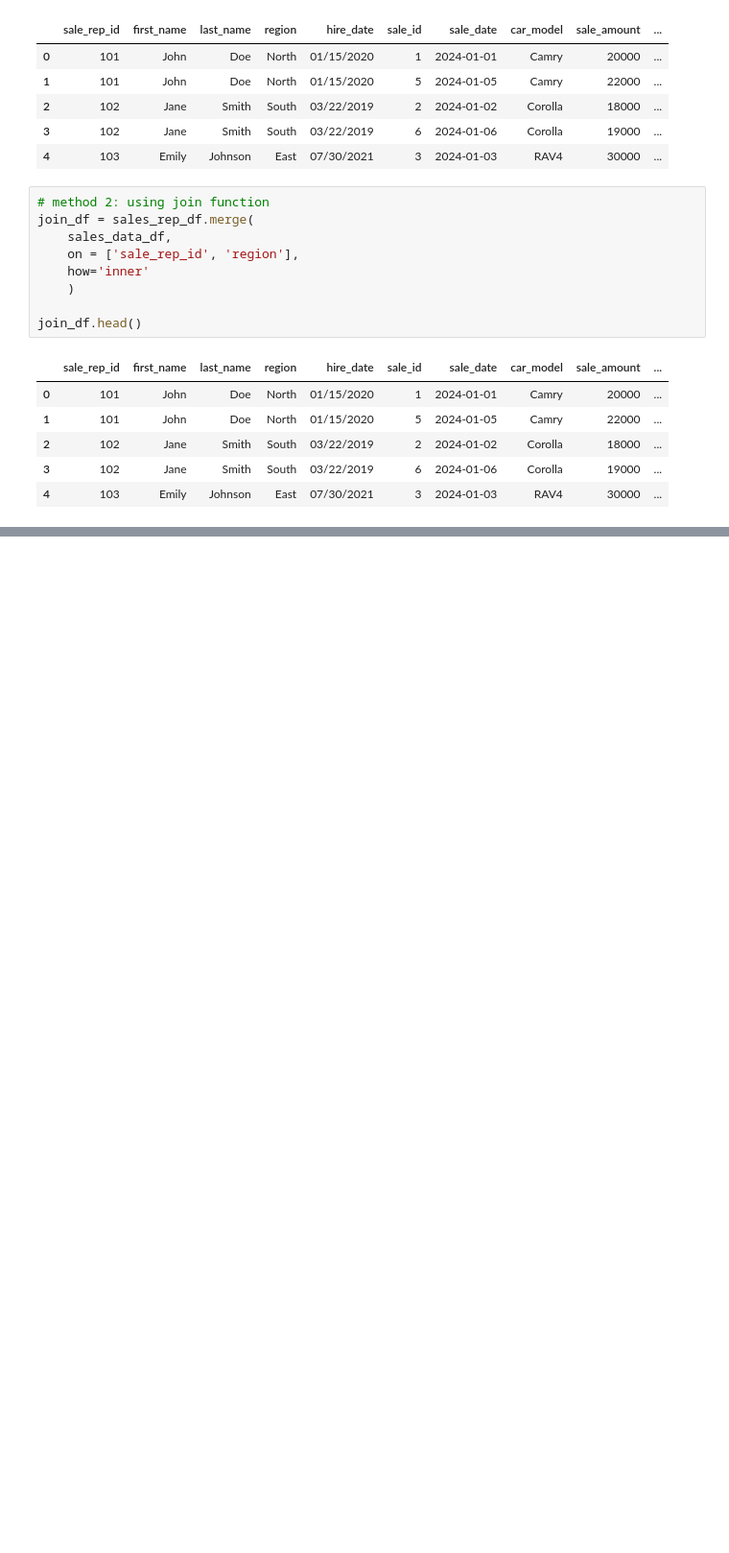
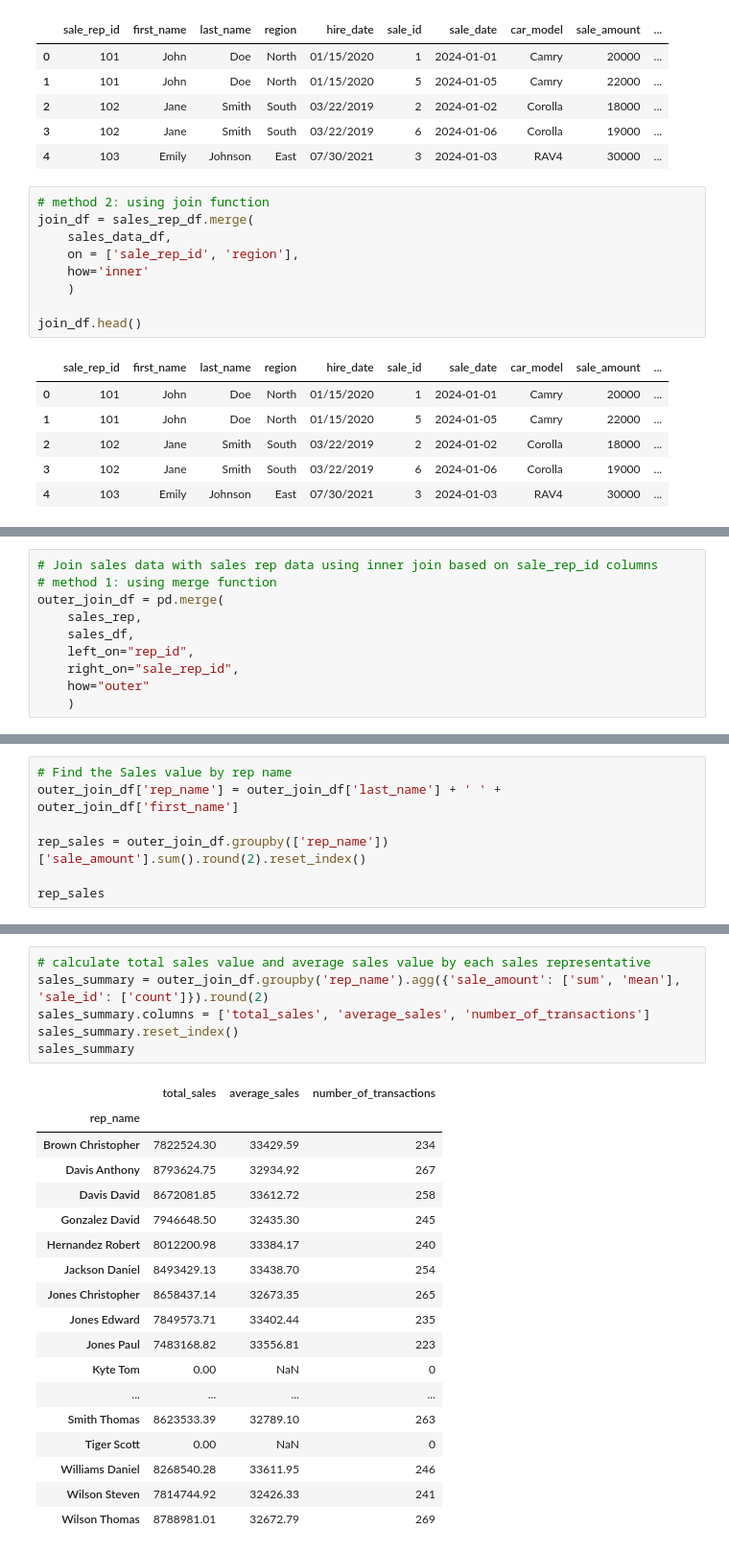
Before and after one commit to KhdaraBasha/Data-Engineer, a Jupyter notebook: Python/basics/python_exploring_toyota_sales_data.ipynb, the cells around one changed output, grey strips where cells are left out. Shown at 96% size. Cells and saved outputs as stored; diff of their text form; blank space fills up the shorter version.

```diff
--- a/Python/basics/python_exploring_toyota_sales_data.ipynb
+++ b/Python/basics/python_exploring_toyota_sales_data.ipynb
@@ -1135,0 +1157,10 @@ join_df.head()
+# %%
+# Join sales data with sales rep data using inner join based on sale_rep_id columns
+# method 1: using merge function
+outer_join_df = pd.merge(
+    sales_rep,
+    sales_df,
+    left_on="rep_id",
+    right_on="sale_rep_id",
+    how="outer"
+    )
@@ -1135,0 +1195,7 @@ join_df.head()
+# %%
+# Find the Sales value by rep name
+outer_join_df['rep_name'] = outer_join_df['last_name'] + ' ' + outer_join_df['first_name']
+
+rep_sales = outer_join_df.groupby(['rep_name'])['sale_amount'].sum().round(2).reset_index()
+
+rep_sales
@@ -1135,0 +1300,25 @@ join_df.head()
+# %%
+# calculate total sales value and average sales value by each sales representative
+sales_summary = outer_join_df.groupby('rep_name').agg({'sale_amount': ['sum', 'mean'], 'sale_id': ['count']}).round(2)
+sales_summary.columns = ['total_sales', 'average_sales', 'number_of_transactions']
+sales_summary.reset_index()
+sales_summary
+# %% [output]
+|  | total_sales | average_sales | number_of_transactions |
+| rep_name |  |  |  |
+| Brown Christopher | 7822524.30 | 33429.59 | 234 |
+| Davis Anthony | 8793624.75 | 32934.92 | 267 |
+| Davis David | 8672081.85 | 33612.72 | 258 |
+| Gonzalez David | 7946648.50 | 32435.30 | 245 |
+| Hernandez Robert | 8012200.98 | 33384.17 | 240 |
+| Jackson Daniel | 8493429.13 | 33438.70 | 254 |
+| Jones Christopher | 8658437.14 | 32673.35 | 265 |
+| Jones Edward | 7849573.71 | 33402.44 | 235 |
+| Jones Paul | 7483168.82 | 33556.81 | 223 |
+| Kyte Tom | 0.00 | NaN | 0 |
+| ... | ... | ... | ... |
+| Smith Thomas | 8623533.39 | 32789.10 | 263 |
+| Tiger Scott | 0.00 | NaN | 0 |
+| Williams Daniel | 8268540.28 | 33611.95 | 246 |
+| Wilson Steven | 7814744.92 | 32426.33 | 241 |
+| Wilson Thomas | 8788981.01 | 32672.79 | 269 |
```
Also changed, not shown: parts of 23 cells of this notebook.
